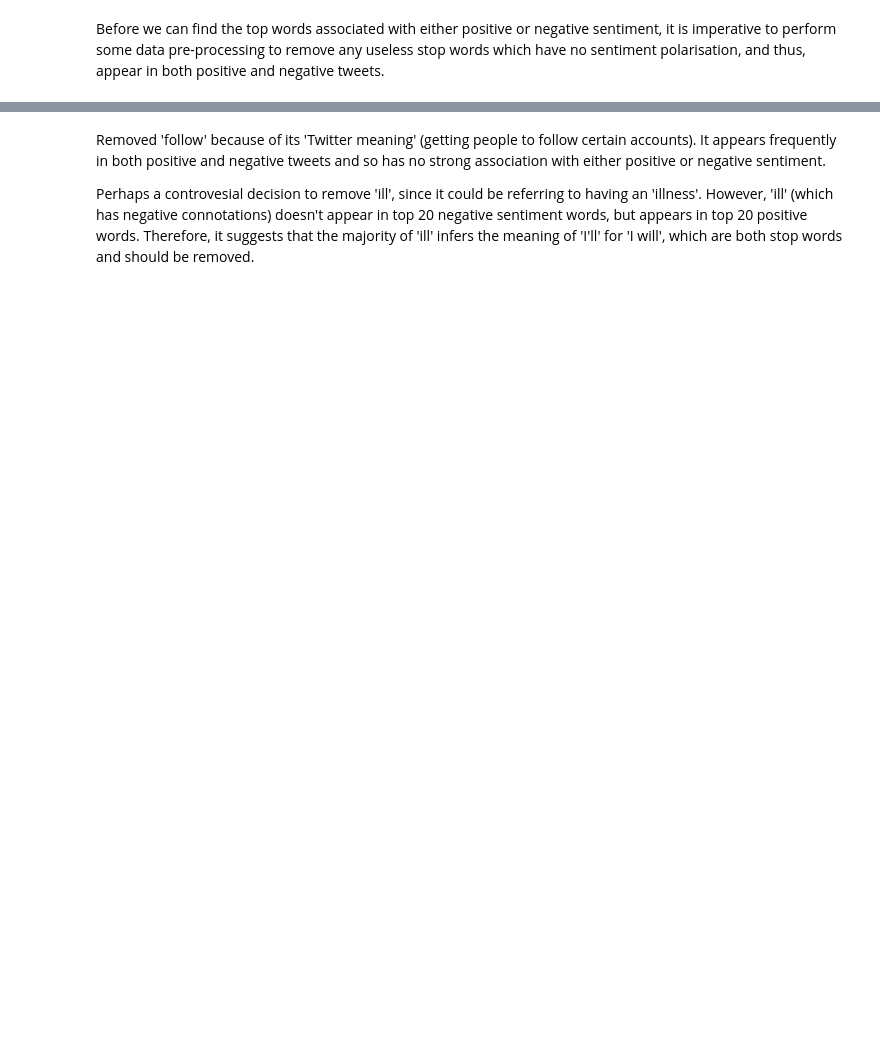
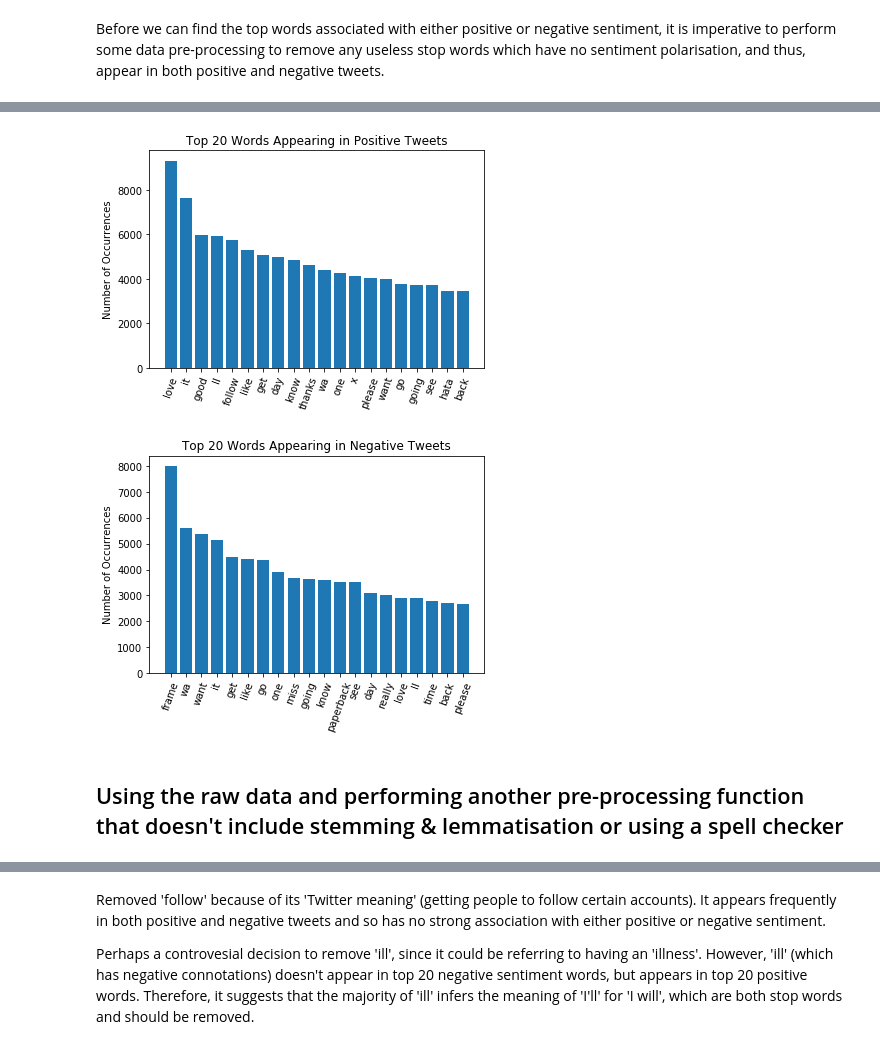
Before and after one commit to EMAT31530/ai-group-project-text-sentiment, a Jupyter notebook: DataStatistics.ipynb, the cells around one changed output, grey strips where cells are left out. Saved outputs shown, nothing was run; the diff lists cells and outputs as text; code cells hidden in the pictures; blank space fills up the shorter version.

```diff
--- a/DataStatistics.ipynb
+++ b/DataStatistics.ipynb
@@ -123,0 +123,4 @@ Before we can find the top words associated with either positive or negative sen
+# %%
+data = pd.DataFrame()
+data = pd.read_csv('Datasets/cleaned_tweets.csv', encoding = 'utf-8', usecols = ['SpellCheckTweets', 'Sentiment'])
+data.head()
@@ -123,0 +134,2 @@ Before we can find the top words associated with either positive or negative sen
+# %%
+data['SpellCheckTweets'] = data['SpellCheckTweets'].astype('str')
@@ -123,0 +143,34 @@ Before we can find the top words associated with either positive or negative sen
+# %%
+# Getting the most frequent words
+w_pos = data.loc[data['Sentiment']==1, 'SpellCheckTweets'].tolist()
+w_neg = data.loc[data['Sentiment']==0, 'SpellCheckTweets'].tolist()
+
+w_pos_tweet = ' '.join(w_pos).split()
+w_neg_tweet = ' '.join(w_neg).split()
+
+top_w_pos = Counter(w_pos_tweet)
+top_w_neg = Counter(w_neg_tweet)
+
+top_w_pos = top_w_pos.most_common(20)
+top_w_neg = top_w_neg.most_common(20)
+# %%
+# Plotting the bar chart to indicate the top 20 words featured in positive tweets
+plt.bar(range(len(top_w_pos)), [val[1] for val in top_w_pos], align='center')
+plt.xticks(range(len(top_w_pos)), [val[0] for val in top_w_pos])
+plt.xticks(rotation=70)
+plt.title('Top 20 Words Appearing in Positive Tweets')
+plt.ylabel("Number of Occurrences")
+plt.show()
+
+# Plotting the bar chart to indicate the top 20 words featured in negative tweets
+plt.bar(range(len(top_w_neg)), [val[1] for val in top_w_neg], align='center')
+plt.xticks(range(len(top_w_neg)), [val[0] for val in top_w_neg])
+plt.xticks(rotation=70)
+plt.title('Top 20 Words Appearing in Negative Tweets')
+plt.ylabel("Number of Occurrences")
+plt.show()
+# %% [output]
+[figure, added]
+[figure, added]
+# %% [markdown]
+## Using the raw data and performing another pre-processing function that doesn't include stemming & lemmatisation or using a spell checker
```
Also changed, not shown: parts of 12 cells of this notebook.
